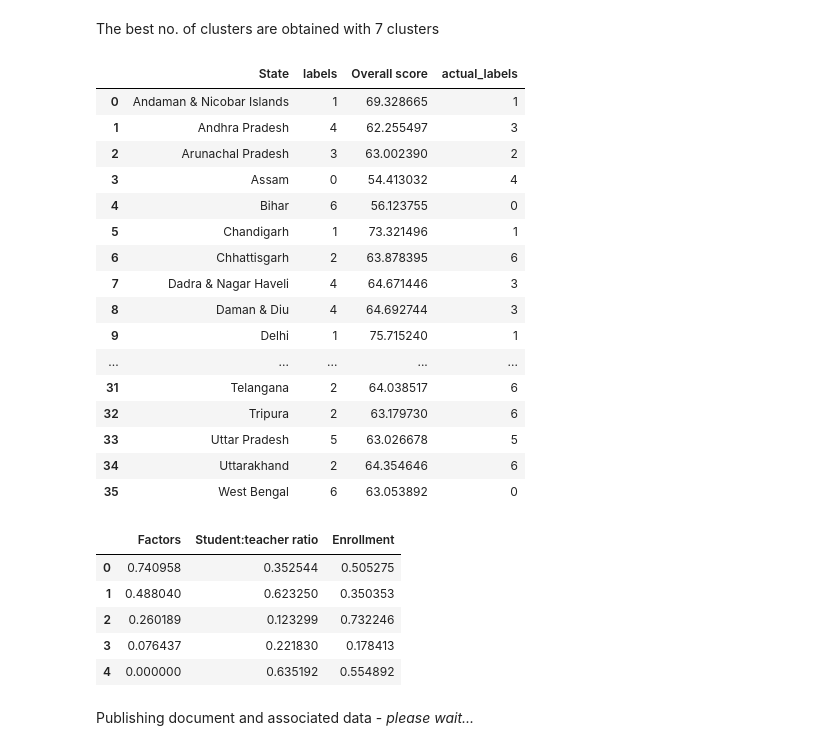
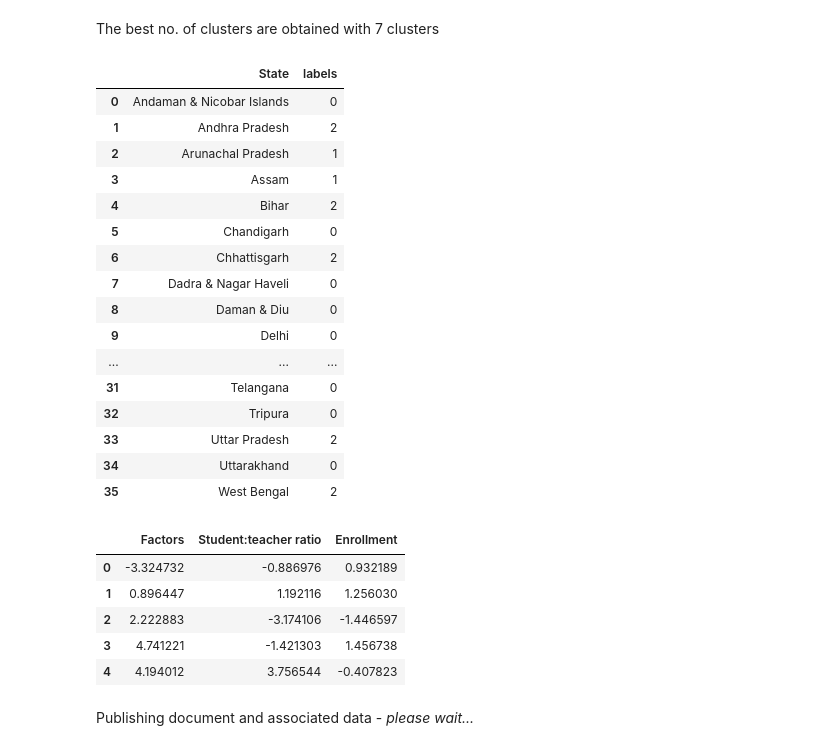
Before and after one commit to coderkol95/Education, a Jupyter notebook: src/notebook.ipynb, the cells around one changed output. Drawn from its saved outputs; the diff is of its cells as text; code cells hidden in the pictures.

```diff
--- a/src/notebook.ipynb
+++ b/src/notebook.ipynb
@@ -451,3 +451,8 @@ dataset.corr(method='spearman').style.background_gradient(cmap='coolwarm')
 * Dropouts are negatively correlated with factors. Children need more care. They need drinking water because they play a lot. If there isn't electricity, India primarily being a tropical country,discourage them to come to schools. WRITE BETTER AND FOR THE OTHER POINTS
 * Correlation with dropouts reduces with increasing age of students
 * Same thing observed in enrollments
+# %%
+from sklearn.preprocessing import StandardScaler
+s=StandardScaler()
+dataset=pd.DataFrame(s.fit_transform(dataset), columns=dataset.column)
+dataset
@@ -506,9 +530,3 @@ from sklearn.cluster import KMeans
 from sklearn.metrics import silhouette_score
 
 scores=[]
-
-#for i in range(2,15):
-k=KMeans(n_clusters=3)
-k.fit(clusters_X)
-k.labels_
-#scores.append(silhouette_score(X,labels))
@@ -518,6 +533,6 @@ array([1, 1, 0, 0, 2, 1, 0, 1, 1, 1, 1, 1, 1, 1, 0, 2, 1, 1, 1, 2, 1, 0,
 # %%
 silhouette_coefficients = []
-for k in range(2, 20):
+for k in range(2, 10):
     kmeans = KMeans(n_clusters=k, n_init=10, max_iter=100, )
     kmeans.fit(clusters_X)
     score = silhouette_score(clusters_X, kmeans.labels_)
@@ -530,28 +547,28 @@ pd.DataFrame(silhouette_coefficients).plot()
 # %% [markdown]
 The best no. of clusters are obtained with 7 clusters
 # %%
-kk=KMeans(n_clusters=7)
+kk=KMeans(n_clusters=3)
 kk.fit(clusters_X)
 states['labels']=pd.Series(kk.labels_)
 states
 # %% [output]
-|  | State | labels | Overall score | actual_labels |
-| 0 | Andaman & Nicobar Islands | 1 | 69.328665 | 1 |
-| 1 | Andhra Pradesh | 4 | 62.255497 | 3 |
-| 2 | Arunachal Pradesh | 3 | 63.002390 | 2 |
-| 3 | Assam | 0 | 54.413032 | 4 |
-| 4 | Bihar | 6 | 56.123755 | 0 |
-| 5 | Chandigarh | 1 | 73.321496 | 1 |
-| 6 | Chhattisgarh | 2 | 63.878395 | 6 |
-| 7 | Dadra & Nagar Haveli | 4 | 64.671446 | 3 |
-| 8 | Daman & Diu | 4 | 64.692744 | 3 |
-| 9 | Delhi | 1 | 75.715240 | 1 |
-| ... | ... | ... | ... | ... |
-| 31 | Telangana | 2 | 64.038517 | 6 |
-| 32 | Tripura | 2 | 63.179730 | 6 |
-| 33 | Uttar Pradesh | 5 | 63.026678 | 5 |
-| 34 | Uttarakhand | 2 | 64.354646 | 6 |
-| 35 | West Bengal | 6 | 63.053892 | 0 |
+|  | State | labels |
+| 0 | Andaman & Nicobar Islands | 0 |
+| 1 | Andhra Pradesh | 2 |
+| 2 | Arunachal Pradesh | 1 |
+| 3 | Assam | 1 |
+| 4 | Bihar | 2 |
+| 5 | Chandigarh | 0 |
+| 6 | Chhattisgarh | 2 |
+| 7 | Dadra & Nagar Haveli | 0 |
+| 8 | Daman & Diu | 0 |
+| 9 | Delhi | 0 |
+| ... | ... | ... |
+| 31 | Telangana | 0 |
+| 32 | Tripura | 0 |
+| 33 | Uttar Pradesh | 2 |
+| 34 | Uttarakhand | 0 |
+| 35 | West Bengal | 2 |
 # %%
 clusters_X = pd.DataFrame(clusters_X)
 clusters_X.rename(columns={0:'Factors',1:'Student:teacher ratio',2:'Enrollment'}, inplace=True)
@@ -559,9 +576,9 @@ clusters_X.rename(columns={0:'Factors',1:'Student:teacher ratio',2:'Enrollment'}
 clusters_X.head()
 # %% [output]
 |  | Factors | Student:teacher ratio | Enrollment |
-| 0 | 0.740958 | 0.352544 | 0.505275 |
-| 1 | 0.488040 | 0.623250 | 0.350353 |
-| 2 | 0.260189 | 0.123299 | 0.732246 |
-| 3 | 0.076437 | 0.221830 | 0.178413 |
-| 4 | 0.000000 | 0.635192 | 0.554892 |
+| 0 | -3.324732 | -0.886976 | 0.932189 |
+| 1 | 0.896447 | 1.192116 | 1.256030 |
+| 2 | 2.222883 | -3.174106 | -1.446597 |
+| 3 | 4.741221 | -1.421303 | 1.456738 |
+| 4 | 4.194012 | 3.756544 | -0.407823 |
 # %%
```
Also changed, not shown: parts of 11 cells of this notebook, 2 other files.
